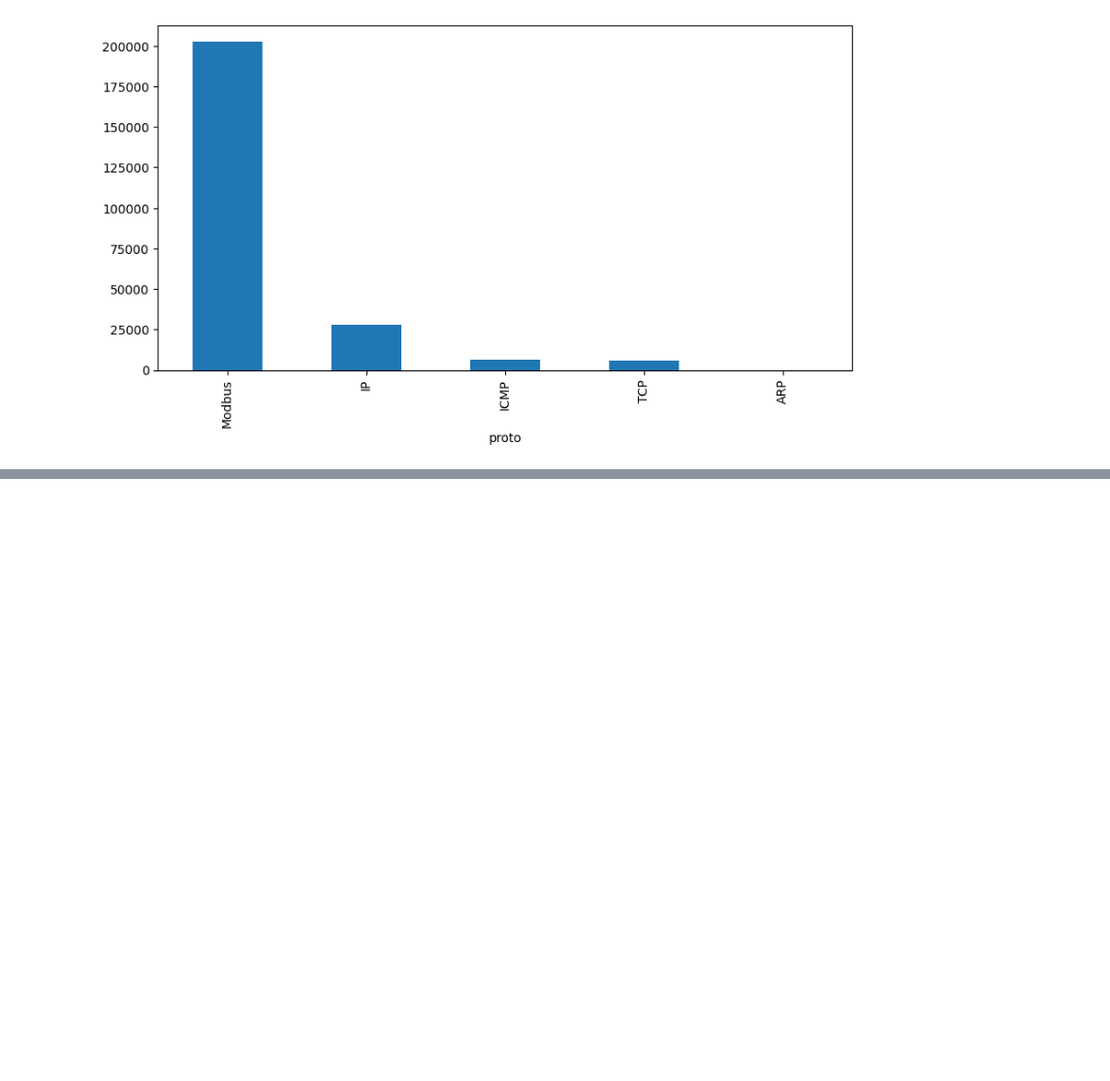
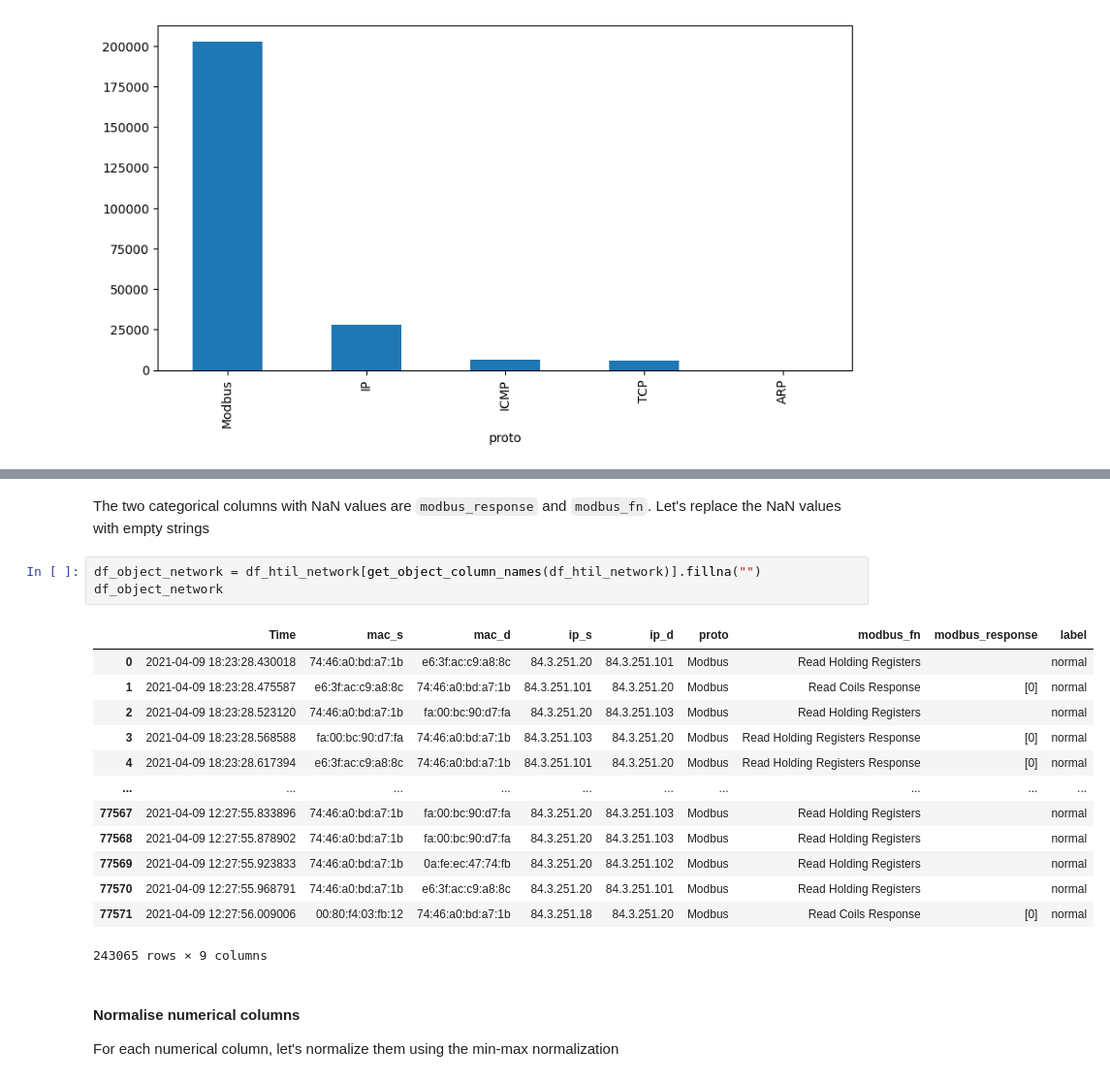
Before and after one commit to theo88400/ML-SECU2024, a Jupyter notebook: src/data_exploration/fisch_exploration.ipynb, the cells around one changed output, grey strips where cells are left out. Shown: that part at 97% size. Saved outputs shown, nothing was run; the diff lists cells and outputs as text; blank space fills up the shorter version.

```diff
--- a/src/data_exploration/fisch_exploration.ipynb
+++ b/src/data_exploration/fisch_exploration.ipynb
@@ -417,0 +455,23 @@ Index(['t_stamp', 'P1_STATE', 'LIT101.Pv', 'FIT101.Pv', 'MV101.Status',
+# %% [markdown]
+The two categorical columns with NaN values are `modbus_response` and `modbus_fn`. Let's replace the NaN values with empty strings
+# %%
+df_object_network = df_htil_network[get_object_column_names(df_htil_network)].fillna("")
+df_object_network
+# %% [output]
+|  | Time | mac_s | mac_d | ip_s | ip_d | proto | modbus_fn | modbus_response | label |
+| 0 | 2021-04-09 18:23:28.430018 | 74:46:a0:bd:a7:1b | e6:3f:ac:c9:a8:8c | 84.3.251.20 | 84.3.251.101 | Modbus | Read Holding Registers |  | normal |
+| 1 | 2021-04-09 18:23:28.475587 | e6:3f:ac:c9:a8:8c | 74:46:a0:bd:a7:1b | 84.3.251.101 | 84.3.251.20 | Modbus | Read Coils Response | [0] | normal |
+| 2 | 2021-04-09 18:23:28.523120 | 74:46:a0:bd:a7:1b | fa:00:bc:90:d7:fa | 84.3.251.20 | 84.3.251.103 | Modbus | Read Holding Registers |  | normal |
+| 3 | 2021-04-09 18:23:28.568588 | fa:00:bc:90:d7:fa | 74:46:a0:bd:a7:1b | 84.3.251.103 | 84.3.251.20 | Modbus | Read Holding Registers Response | [0] | normal |
+| 4 | 2021-04-09 18:23:28.617394 | e6:3f:ac:c9:a8:8c | 74:46:a0:bd:a7:1b | 84.3.251.101 | 84.3.251.20 | Modbus | Read Holding Registers Response | [0] | normal |
+| ... | ... | ... | ... | ... | ... | ... | ... | ... | ... |
+| 77567 | 2021-04-09 12:27:55.833896 | 74:46:a0:bd:a7:1b | fa:00:bc:90:d7:fa | 84.3.251.20 | 84.3.251.103 | Modbus | Read Holding Registers |  | normal |
+| 77568 | 2021-04-09 12:27:55.878902 | 74:46:a0:bd:a7:1b | fa:00:bc:90:d7:fa | 84.3.251.20 | 84.3.251.103 | Modbus | Read Holding Registers |  | normal |
+| 77569 | 2021-04-09 12:27:55.923833 | 74:46:a0:bd:a7:1b | 0a:fe:ec:47:74:fb | 84.3.251.20 | 84.3.251.102 | Modbus | Read Holding Registers |  | normal |
+| 77570 | 2021-04-09 12:27:55.968791 | 74:46:a0:bd:a7:1b | e6:3f:ac:c9:a8:8c | 84.3.251.20 | 84.3.251.101 | Modbus | Read Holding Registers |  | normal |
+| 77571 | 2021-04-09 12:27:56.009006 | 00:80:f4:03:fb:12 | 74:46:a0:bd:a7:1b | 84.3.251.18 | 84.3.251.20 | Modbus | Read Coils Response | [0] | normal |
+243065 rows × 9 columns
+# %% [markdown]
+#### Normalise numerical columns
+
+For each numerical column, let's normalize them using the min-max normalization
```
Also changed, not shown: parts of 33 cells of this notebook, 2 other files.
